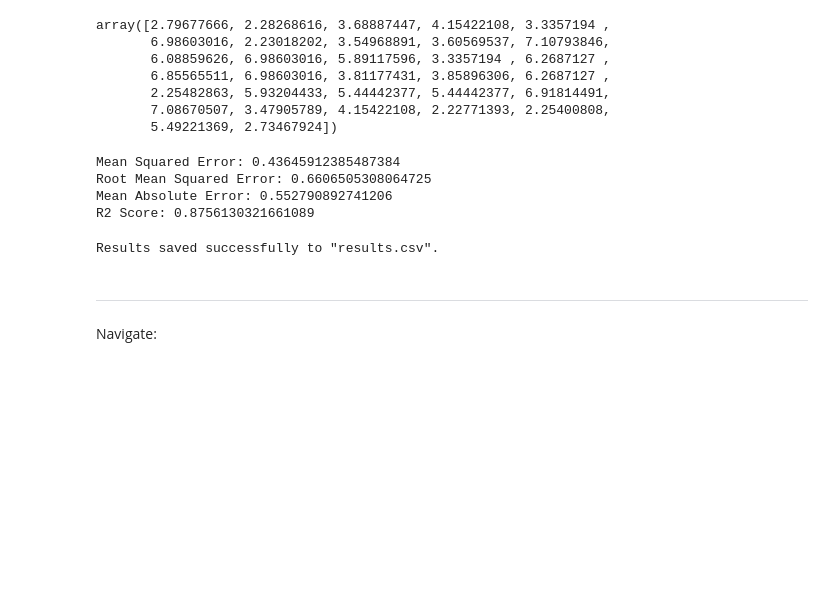
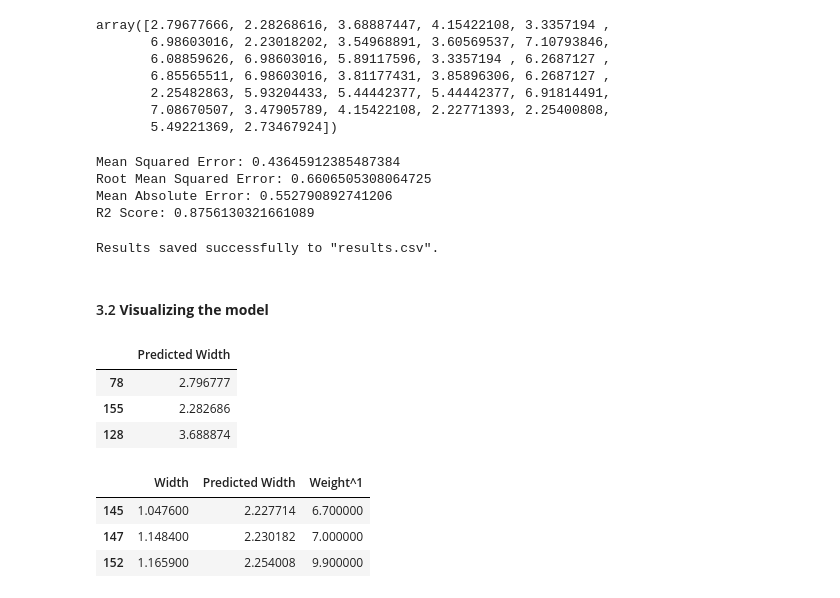
Before and after one commit to joaoalexarruda/fishcatch, a Jupyter notebook: notebooks/n3_polynomial_regression.ipynb, the cells around one changed output. Drawn from its saved outputs; the diff is of its cells as text; code cells hidden in the pictures; blank space fills up the shorter version.

```diff
--- a/notebooks/n3_polynomial_regression.ipynb
+++ b/notebooks/n3_polynomial_regression.ipynb
@@ -108,4 +115,22 @@ Results saved successfully to "results.csv".
-# %% [markdown]
-### <hr>
-
-Navigate:
+# %% [markdown]
+#### 3.2 **Visualizing the model**
+# %%
+# Turning the predictions into a DataFrame
+# The index is the same as the testing set because
+# we want to compare the predictions with the actual values
+y_pred = pd.DataFrame(y_pred, index=X_test.index, columns=['Predicted Width'])
+y_pred.head(3).style.background_gradient(cmap='viridis')
+# %% [output]
+|  | Predicted Width |
+| 78 | 2.796777 |
+| 155 | 2.282686 |
+| 128 | 3.688874 |
+# %%
+# Joining the predictions with the actual values and sorting by the feature
+df_plot = y_test.to_frame().join(y_pred).join(X_test['Weight^1']).sort_values(by='Weight^1')
+df_plot.head(3).style.background_gradient(cmap='viridis')
+# %% [output]
+|  | Width | Predicted Width | Weight^1 |
+| 145 | 1.047600 | 2.227714 | 6.700000 |
+| 147 | 1.148400 | 2.230182 | 7.000000 |
+| 152 | 1.165900 | 2.254008 | 9.900000 |
```
Also changed, not shown: parts of 6 cells of this notebook, 6 other files.
